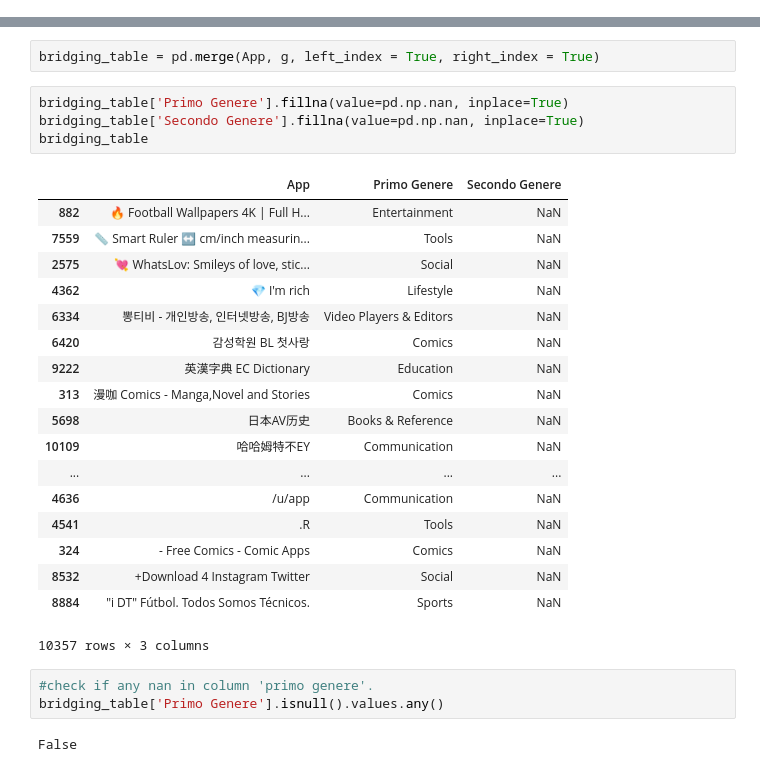
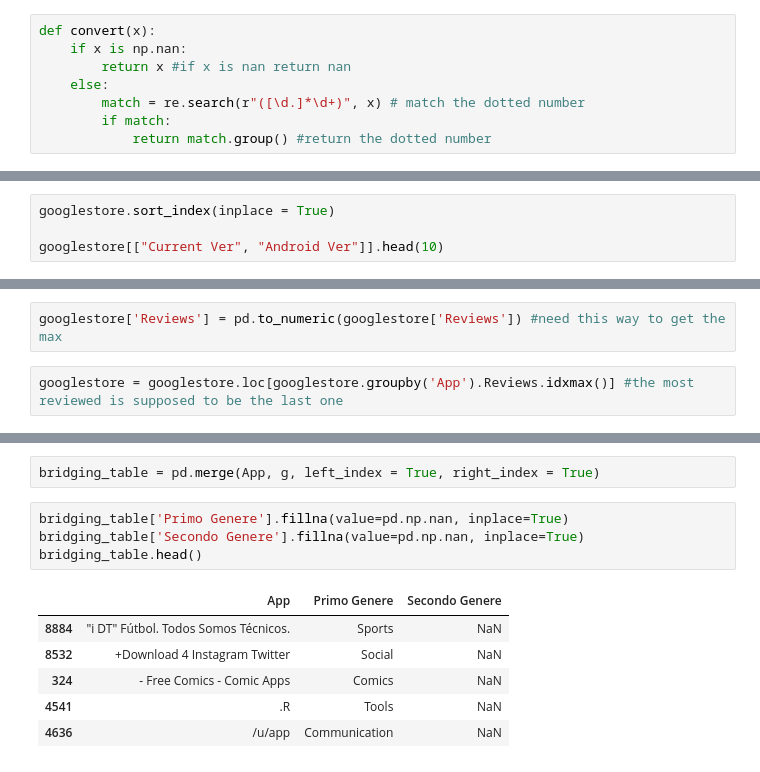
Before and after one commit to coelidonum/Foundations-of-Computer-Science, a Jupyter notebook: CS_CORRADO_MONTORO.ipynb, the cells around one changed output, grey strips where cells are left out. Saved outputs shown, nothing was run; the diff lists cells and outputs as text.

```diff
--- a/CS_CORRADO_MONTORO.ipynb
+++ b/CS_CORRADO_MONTORO.ipynb
@@ -199,0 +109,8 @@ pandas.core.frame.DataFrame
+# %%
+def convert(x):
+    if x is np.nan:
+        return x #if x is nan return nan
+    else:
+        match = re.search(r"([\d.]*\d+)", x) # match the dotted number
+        if match:
+            return match.group() #return the dotted number
@@ -199,0 +120,4 @@ pandas.core.frame.DataFrame
+# %%
+googlestore.sort_index(inplace = True)
+
+googlestore[["Current Ver", "Android Ver"]].head(10)
@@ -199,0 +155,4 @@ pandas.core.frame.DataFrame
+# %%
+googlestore['Reviews'] = pd.to_numeric(googlestore['Reviews']) #need this way to get the max
+# %%
+googlestore = googlestore.loc[googlestore.groupby('App').Reviews.idxmax()] #the most reviewed is supposed to be the last one
@@ -202,28 +249,11 @@ bridging_table = pd.merge(App, g, left_index = True, right_index = True)
 # %%
 bridging_table['Primo Genere'].fillna(value=pd.np.nan, inplace=True)
 bridging_table['Secondo Genere'].fillna(value=pd.np.nan, inplace=True)
-bridging_table
+bridging_table.head()
 # %% [output]
 |  | App | Primo Genere | Secondo Genere |
-| 882 | 🔥 Football Wallpapers 4K | Full H... | Entertainment | NaN |
-| 7559 | 📏 Smart Ruler ↔️ cm/inch measurin... | Tools | NaN |
-| 2575 | 💘 WhatsLov: Smileys of love, stic... | Social | NaN |
-| 4362 | 💎 I'm rich | Lifestyle | NaN |
-| 6334 | 뽕티비 - 개인방송, 인터넷방송, BJ방송 | Video Players & Editors | NaN |
-| 6420 | 감성학원 BL 첫사랑 | Comics | NaN |
-| 9222 | 英漢字典 EC Dictionary | Education | NaN |
-| 313 | 漫咖 Comics - Manga,Novel and Stories | Comics | NaN |
-| 5698 | 日本AV历史 | Books & Reference | NaN |
-| 10109 | 哈哈姆特不EY | Communication | NaN |
-| ... | ... | ... | ... |
+| 8884 | "i DT" Fútbol. Todos Somos Técnicos. | Sports | NaN |
+| 8532 | +Download 4 Instagram Twitter | Social | NaN |
+| 324 | - Free Comics - Comic Apps | Comics | NaN |
+| 4541 | .R | Tools | NaN |
 | 4636 | /u/app | Communication | NaN |
-| 4541 | .R | Tools | NaN |
-| 324 | - Free Comics - Comic Apps | Comics | NaN |
-| 8532 | +Download 4 Instagram Twitter | Social | NaN |
-| 8884 | "i DT" Fútbol. Todos Somos Técnicos. | Sports | NaN |
-10357 rows × 3 columns
-# %%
-#check if any nan in column 'primo genere'.
-bridging_table['Primo Genere'].isnull().values.any()
-# %% [output]
-False
```
Also changed, not shown: parts of 72 cells of this notebook.
